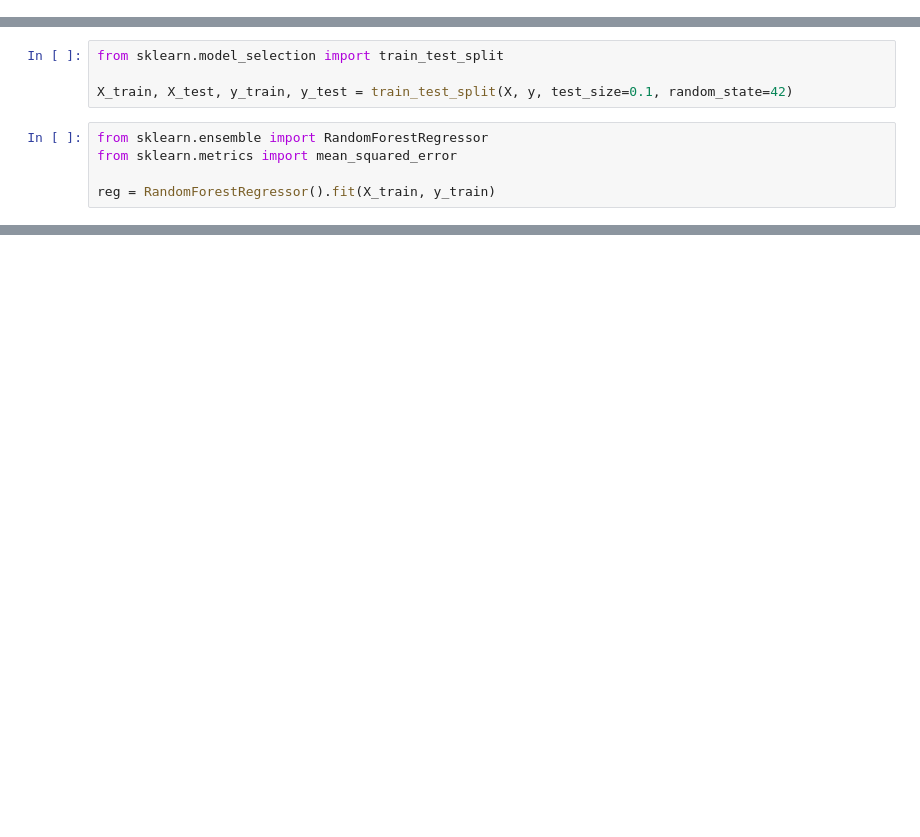
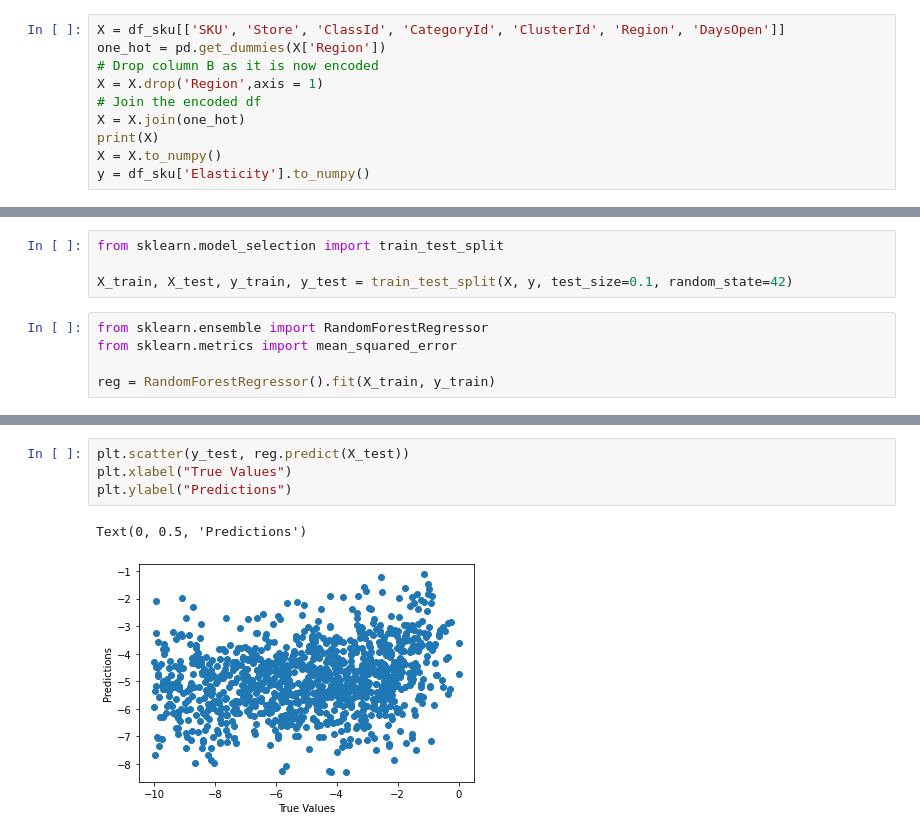
Before and after one commit to aromanenko/RobustPED, a Jupyter notebook: random_forest.ipynb, the cells around one changed output, grey strips where cells are left out. Drawn from its saved outputs; the diff is of its cells as text; blank space fills up the shorter version.

```diff
--- a/random_forest.ipynb
+++ b/random_forest.ipynb
@@ -225,0 +284,10 @@ y = df_sku['Elasticity'].to_numpy()
+# %%
+X = df_sku[['SKU', 'Store', 'ClassId', 'CategoryId', 'ClusterId', 'Region', 'DaysOpen']]
+one_hot = pd.get_dummies(X['Region'])
+# Drop column B as it is now encoded
+X = X.drop('Region',axis = 1)
+# Join the encoded df
+X = X.join(one_hot)
+print(X)
+X = X.to_numpy()
+y = df_sku['Elasticity'].to_numpy()
@@ -238,0 +325,7 @@ mean_squared_error(y_test, reg.predict(X_test))
+# %%
+plt.scatter(y_test, reg.predict(X_test))
+plt.xlabel("True Values")
+plt.ylabel("Predictions")
+# %% [output]
+Text(0, 0.5, 'Predictions')
+[figure, added]
```
Also changed, not shown: parts of 29 cells of this notebook.
